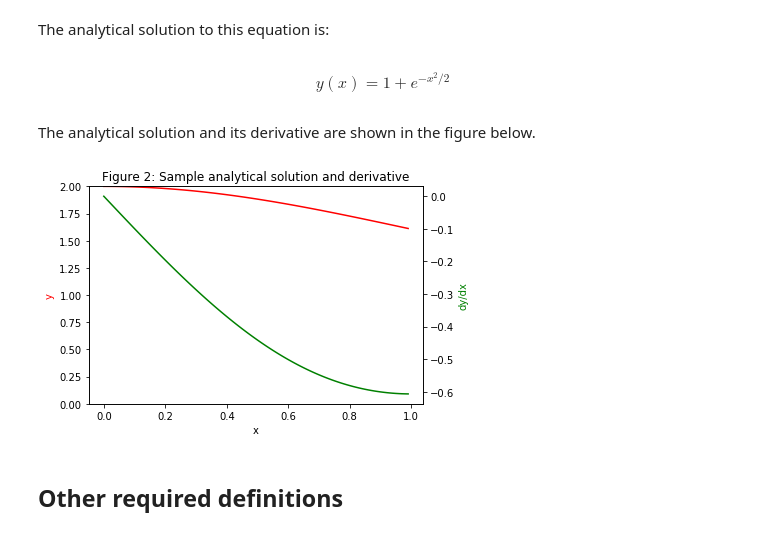
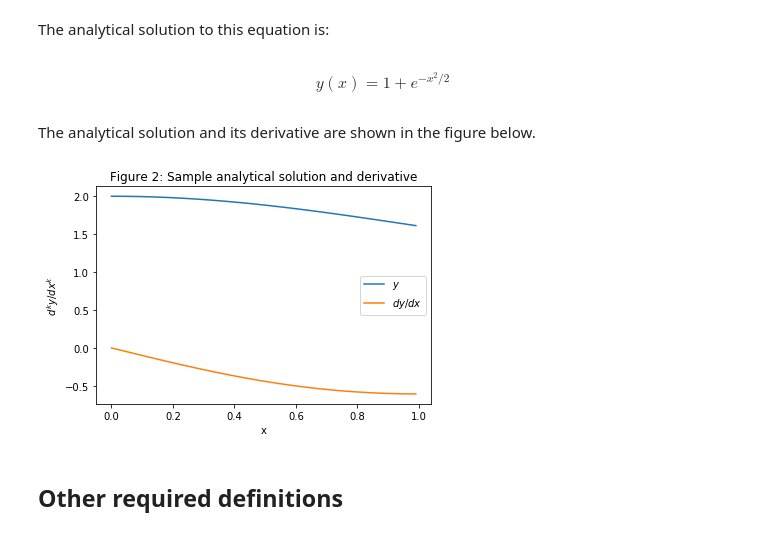
Before and after one commit to elwinter/nnode, a Jupyter notebook: nnode1.ipynb, the cells around one changed output. Drawn from its saved outputs; the diff is of its cells as text; code cells hidden in the pictures.

```diff
--- a/nnode1.ipynb
+++ b/nnode1.ipynb
@@ -86,21 +86,21 @@ where:
 A plot of this transfer function and its first several derivatives is provided below.
 # %%
 def sigma(z):
-    return 1 / (1 + m.exp(-z))
+    return 1 / (1 + exp(-z))
 
 def dsigma_dz(z):
-    return m.exp(-z) / (1 + m.exp(-z))**2
+    return exp(-z) / (1 + exp(-z))**2
 
 def d2sigma_dz2(z):
     return (
-        2 * m.exp(-2 * z) / (1 + m.exp(-z))**3 - m.exp(-z) / (1 + m.exp(-z))**2
+        2 * exp(-2 * z) / (1 + exp(-z))**3 - exp(-z) / (1 + exp(-z))**2
     )
 
 def d3sigma_dz3(z):
     return (
-        6 * m.exp(-3 * z) / (1 + m.exp(-z))**4
-        - 6 * m.exp(-2 * z) / (1 + m.exp(-z))**3
-        + m.exp(-z) / (1 + m.exp(-z))**2
+        6 * exp(-3 * z) / (1 + exp(-z))**4
+        - 6 * exp(-2 * z) / (1 + exp(-z))**3
+        + exp(-z) / (1 + exp(-z))**2
     )
 
 z = np.arange(-5, 5, 0.01)
@@ -274,18 +274,18 @@ This can be rearranged into the standard form (1):
 # %% [markdown]
 The analytical solution to this equation is:
 # %% [markdown]
-\begin{equation*}
+\begin{equation}
 y(x) = 1 + e^{-x^2/2}
-\end{equation*}
+\end{equation}
 # %% [markdown]
 The analytical solution and its derivative are shown in the figure below.
 # %%
 def ya(x):
-    return 1 + m.exp(-x**2 / 2)
+    return 1 + exp(-x**2 / 2)
 
 # Define the 1st analytical derivative.
 def dya_dx(x):
-    return -x * m.exp(-x**2 / 2)
+    return -x * exp(-x**2 / 2)
 
 # Define the original differential equation:
 def F(x, y):
@@ -301,25 +301,22 @@ def d2F_dy2(x, y):
 # %%
 xmin = 0
 xmax = 1
 n = 100
 dx = (xmax - xmin) / n
 x = np.arange(xmin, xmax, dx)
 y = np.zeros(n)
 dy_dx = np.zeros(n)
 for i in range(n):
     y[i] = ya(x[i])
     dy_dx[i] = dya_dx(x[i])
-(fig, ax1) = plt.subplots()
-ax1.plot(x, y, color = 'r')
-ax1.set_xlabel('x')
-ax1.set_ylabel('y', color = 'r')
-plt.ylim((0, 2))
-ax2 = ax1.twinx()
-ax2.plot(x, dy_dx, color = 'g')
-ax2.set_ylabel('dy/dx', color = 'g')
+plt.plot(x, y, label = "$y$")
+plt.plot(x, dy_dx, label = "$dy/dx$")
+plt.xlabel("x")
+plt.ylabel("$d^ky/dx^k$")
+plt.legend()
 plt.title("Figure 2: Sample analytical solution and derivative");
 # %% [output]
-[figure, old version]
+[figure, new version]
 # %% [markdown]
 ## Other required definitions
 # %% [markdown]
```
Also changed, not shown: parts of 12 cells of this notebook, 17 other files.
